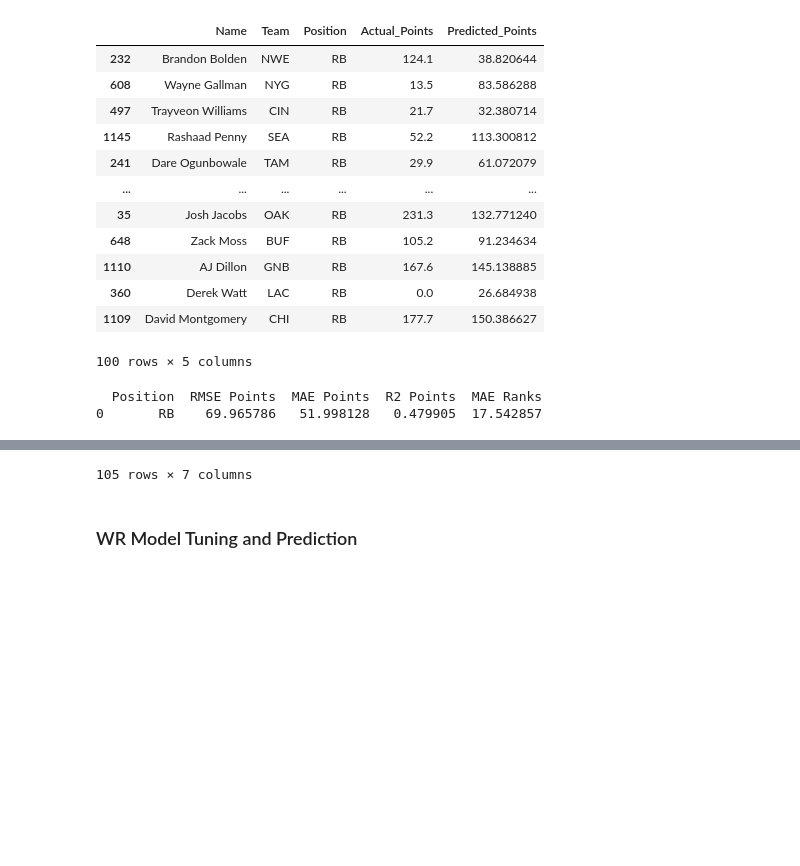
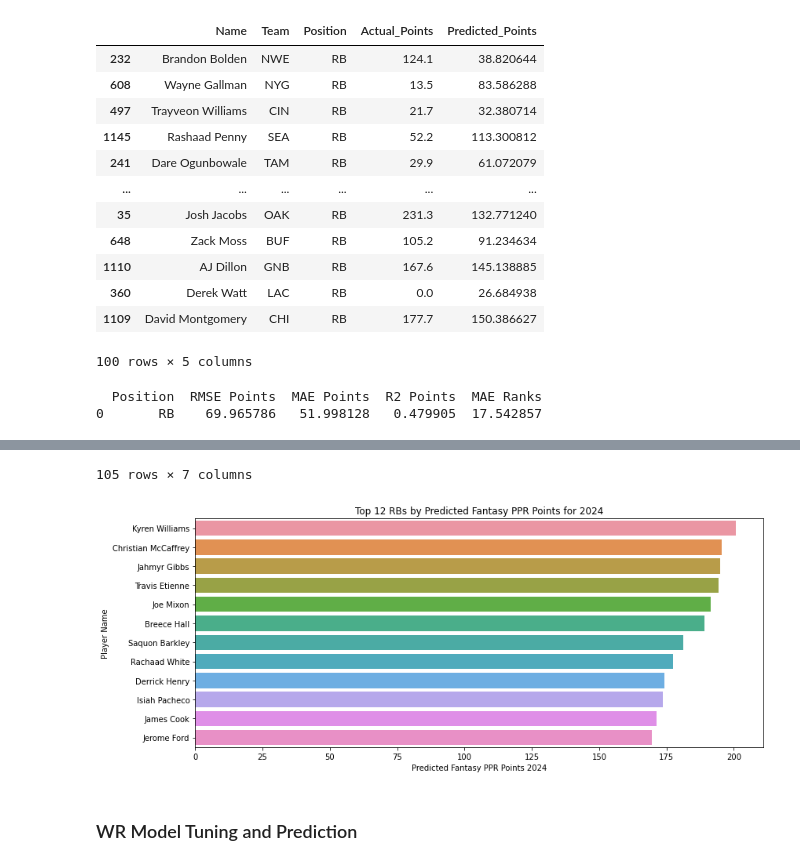
Before and after one commit to TrevBunch/DS-340W-Project, a Jupyter notebook: ModelCode.ipynb, the cells around one changed output, grey strips where cells are left out. Saved outputs shown, nothing was run; the diff lists cells and outputs as text; code cells hidden in the pictures; blank space fills up the shorter version.

```diff
--- a/ModelCode.ipynb
+++ b/ModelCode.ipynb
@@ -434,30 +473,33 @@ RB_test_results
 # %%
 #predict RBs on the validation data using the best model and features found
 #will get 2024 predictions in terms of points and position rank
 #compare the predictions versus real 2024 point and rank
 
 RB_2024_pred = predict_2024(RB_best_model, RB_best_features, RB_data_2024) #predictions of validation data
 RB_metrics_table = pd.DataFrame([metric_table('RB', RB_data_2024, RB_2024_pred, fantasy_data_2024, "Fantasy_PPR_NextYear")]) #get RMSE, MAE, R2 of predictions versus real results
 RB_2024_table = position_prediciton_table("RB", RB_data_2024, RB_2024_pred, fantasy_data_2024, "Name", "Team_NextYear", "Position", "Fantasy_PPR_NextYear") #display RB results
 
 print(RB_metrics_table)
-RB_2024_table
+display(RB_2024_table)
+
+plot_top12_position(RB_2024_table, position = "RB", title = "Top 12 RBs by Predicted Fantasy PPR Points for 2024")
 # %% [output]
   Position  RMSE Points  MAE Points  R2 Points  MAE Ranks
 0       RB    69.965786   51.998128   0.479905  17.542857
 |  | Name | Team | Position | Predicted Fantasy PPR Points 2024 | Actual Fantasy PPR Points 2024 | Predicted Position Rank | ... |
 | 0 | Kyren Williams | LAR | RB | 200.780273 | 272.1 | 1 | ... |
 | 1 | Christian McCaffrey | SFO | RB | 195.490326 | 47.8 | 2 | ... |
 | 2 | Jahmyr Gibbs | DET | RB | 194.769135 | 362.9 | 3 | ... |
 | 3 | Travis Etienne | JAX | RB | 194.437759 | 130.2 | 4 | ... |
 | 4 | Joe Mixon | HOU | RB | 191.494446 | 240.5 | 5 | ... |
 | ... | ... | ... | ... | ... | ... | ... | ... |
 | 100 | Jordan Mims | NOR | RB | 26.771778 | 26.1 | 101 | ... |
 | 101 | Jonathan Ward | PIT | RB | 26.717636 | 2.2 | 102 | ... |
 | 102 | Travis Homer | CHI | RB | 26.468454 | 6.4 | 103 | ... |
 | 103 | Jeremy McNichols | WAS | RB | 26.269390 | 63.8 | 104 | ... |
 | 104 | Jamycal Hasty | NWE | RB | 24.648977 | 28.8 | 105 | ... |
 105 rows × 7 columns
+[figure, added]
 # %% [markdown]
 ### WR Model Tuning and Prediction
 # %%
```
Also changed, not shown: parts of 13 cells of this notebook.
